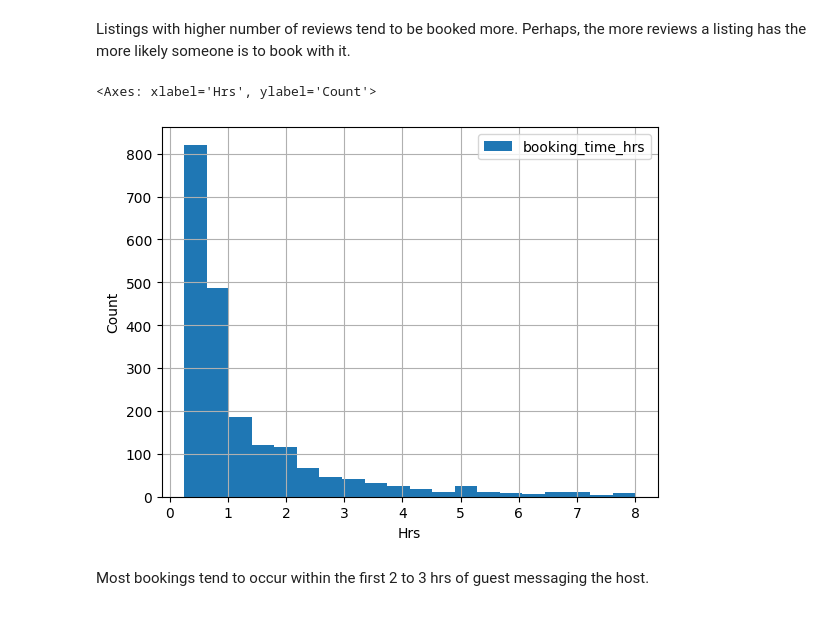
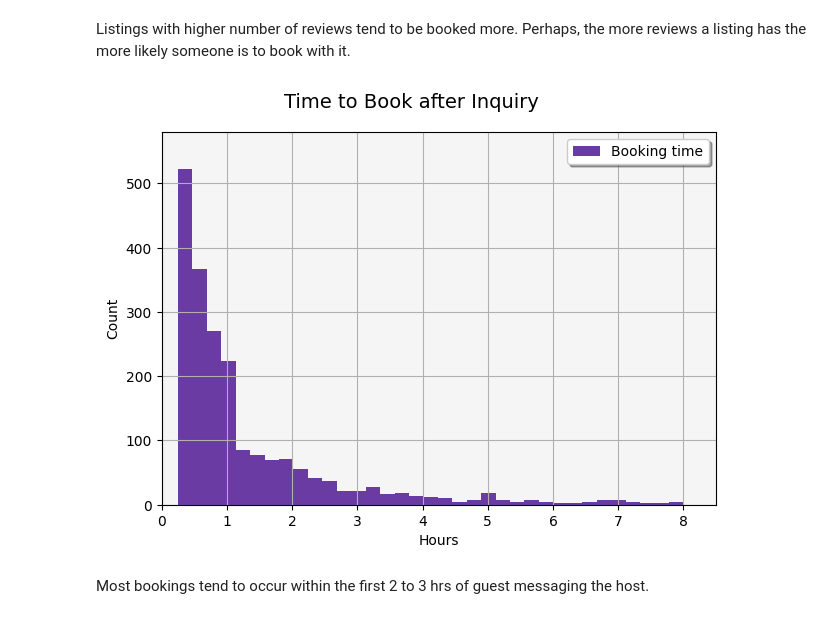
Before and after one commit to a-arev/airbnb, a Jupyter notebook: airbnb.ipynb, the cells around one changed output. Drawn from its saved outputs; the diff is of its cells as text; code cells hidden in the pictures.

```diff
--- a/airbnb.ipynb
+++ b/airbnb.ipynb
@@ -271,6 +272,6 @@ from matplotlib import rc
 
 rc('text', usetex=True)
 # %%
-# import matplotlib as mpl
-# mpl.rcParams.update(mpl.rcParamsDefault)
+import matplotlib as mpl
+mpl.rcParams.update(mpl.rcParamsDefault)
 # %%
@@ -386,16 +440,30 @@ df_airbnb['booking_time_hrs'] = df_airbnb['booking_time'] / np.timedelta64(1, 'm
 # %%
 # filter for booking time between 15 minutes and 8 hrs. (to get a good visual on distrubtion)
 df_booking_time = df_airbnb[(df_airbnb['booking_time_hrs'] < 8)
                             & (df_airbnb['booking_time_hrs'] > 0.25)
                             & (df_airbnb['contact_channel_first'] != 'instant_book')]
 
-df_booking_time.plot.hist(column='booking_time_hrs',
-                          bins=20, grid=True,
-                          sharex=True, sharey=True,
-                          xlabel='Hrs', ylabel='Count')
+# plot histograms on each subplot with different colors
+ax = df_booking_time['booking_time_hrs'].plot.hist(bins=35, color='#6a3ba3', grid=True)
+
+# clean up plot
+ax.set_xlim(0, 8.5)
+ax.set_ylim(0, 580)
+
+ax.set_ylabel('Count')
+
+ax.set_xlabel('Hours')
+ax.set_facecolor('whitesmoke')
+
+ax.legend(['Booking time'], shadow=True)
+# axes[1].legend(["total reviews"], shadow=True)
+
+plt.suptitle('Time to Book after Inquiry', fontsize=14)
+plt.tight_layout()
+plt.savefig('time-to-book.png', dpi=450)
+plt.show()
 # %% [output]
-<Axes: xlabel='Hrs', ylabel='Count'>
-[figure, old version]
+[figure, new version]
 # %% [markdown]
 Most bookings tend to occur within the first 2 to 3 hrs of guest messaging the host.
 # %%
```
Also changed, not shown: parts of 7 cells of this notebook, 12 other files.
